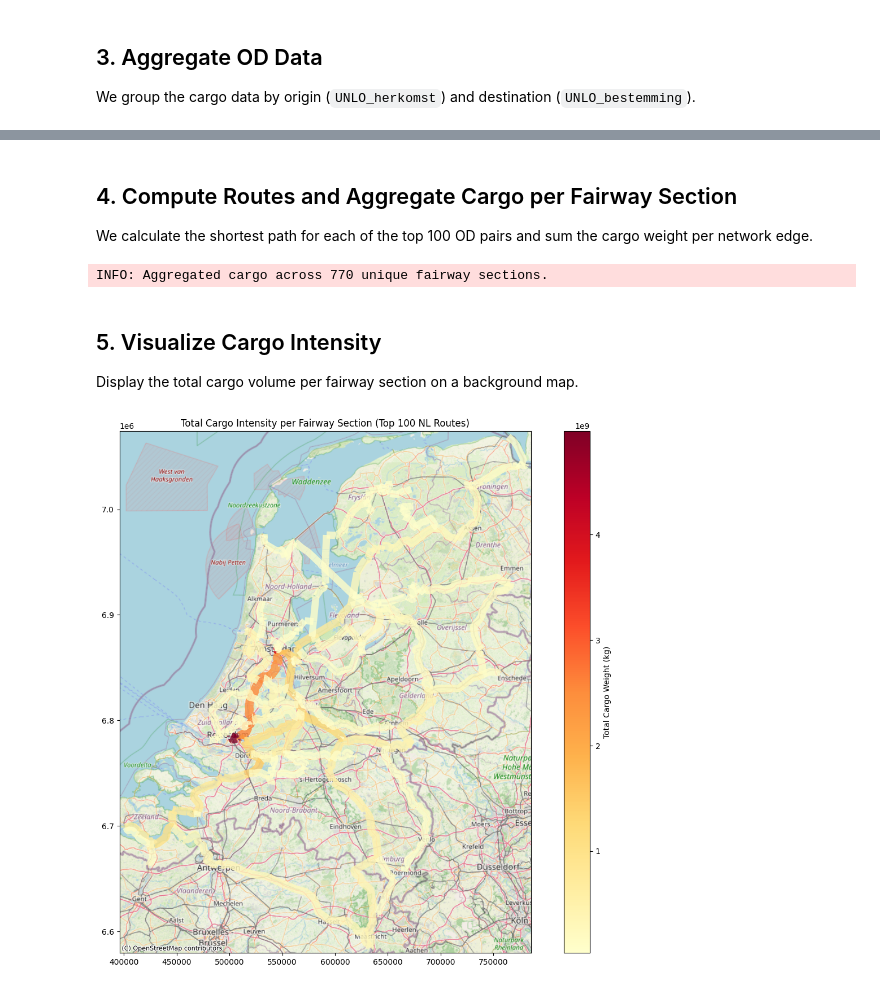
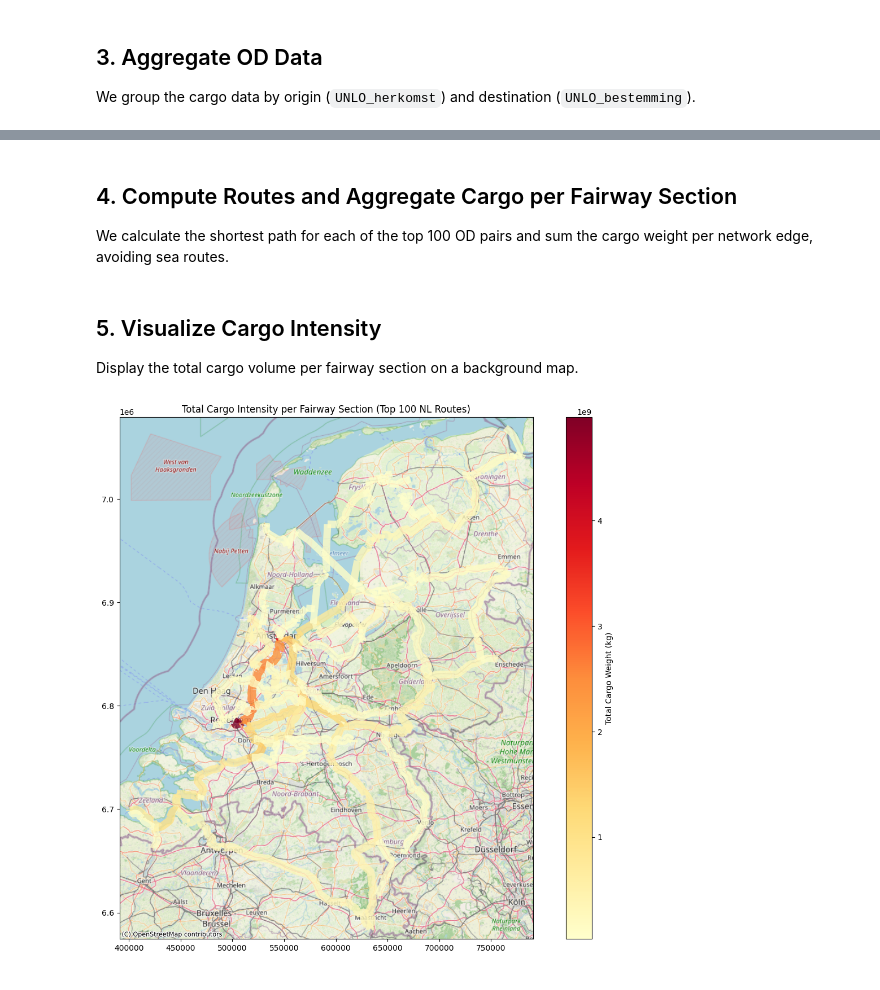
Before and after one commit to RWS-NL/fis-crawler, a Jupyter notebook: notebooks/ivs_analysis.ipynb, the cells around one changed output, grey strips where cells are left out. Cells and saved outputs as stored; diff of their text form; code cells hidden in the pictures.

Commit message:
docs: use robust map limits and fix legend in IVS analysis notebook

```diff
--- a/notebooks/ivs_analysis.ipynb
+++ b/notebooks/ivs_analysis.ipynb
@@ -132,9 +109,21 @@ top_100_od.head(10)
 # %% [markdown]
 ## 4. Compute Routes and Aggregate Cargo per Fairway Section
-We calculate the shortest path for each of the top 100 OD pairs and sum the cargo weight per network edge.
+We calculate the shortest path for each of the top 100 OD pairs and sum the cargo weight per network edge, avoiding sea routes.
 # %%
+def length_avoid_sea(u, v, d):
+    """Custom weight function to penalize sea routes using water_name."""
+    length = d.get("length_m", 1.0)
+    name = (
+        str(d.get("name", "")).lower()
+        + str(d.get("ww_name", "")).lower()
+        + str(d.get("water_name", "")).lower()
+    )
+    if "zee" in name or "sea" in name:
+        return length * 1000000
+    return length
+
+
 def get_sample_node_for_locode(locode):
-    """Find a representative sectionjunction node for the given 5-char UN/LOCODE."""
     mask = nodes_gdf["locode"].str.contains(locode, na=False)
     junction_mask = nodes_gdf["geo_type"] == "sectionjunction"
     matches = nodes_gdf[mask & junction_mask]
@@ -163,7 +152,6 @@ for idx, row in tqdm(
         try:
             route = nx.shortest_path(graph, u_node, v_node, weight=length_avoid_sea)
             for u, v in itertools.pairwise(route):
-                # Handle undirected edges consistently using sorted tuple
                 edge_key = tuple(sorted((u, v)))
                 edge_cargo[edge_key] += weight
                 if edge_key not in edge_info:
@@ -171,9 +159,6 @@ for idx, row in tqdm(
         except nx.NetworkXNoPath:
             continue
 
-logger.info(f"Aggregated cargo across {len(edge_cargo)} unique fairway sections.")
-
-# Build GeoDataFrame from aggregated edges
 collapsed_data = []
 for edge_key, weight in edge_cargo.items():
     data = edge_info[edge_key]
@@ -187,36 +172,35 @@ for edge_key, weight in edge_cargo.items():
         collapsed_data.append({"geometry": geom, "cargo_weight": weight})
 
 all_routes_gdf = gpd.GeoDataFrame(collapsed_data, crs="EPSG:4326")
-# %% [output]
-INFO: Aggregated cargo across 770 unique fairway sections.
 # %% [markdown]
 ## 5. Visualize Cargo Intensity
 Display the total cargo volume per fairway section on a background map.
 # %%
 routes_3857 = all_routes_gdf.to_crs(epsg=3857)
 fig, ax = plt.subplots(figsize=(15, 12))
 
-# Scale linewidth by cargo weight (log scale)
 max_weight = routes_3857["cargo_weight"].max()
 routes_3857["linewidth"] = 1 + 10 * (
     np.log1p(routes_3857["cargo_weight"]) / np.log1p(max_weight)
 )
 
 routes_3857.plot(
     ax=ax,
     column="cargo_weight",
     cmap="YlOrRd",
     linewidth=routes_3857["linewidth"],
     alpha=0.8,
     legend=True,
     legend_kwds={"label": "Total Cargo Weight (kg)"},
 )
 
 minx, miny, maxx, maxy = routes_3857.total_bounds
-ax.set_xlim(minx - 5000, maxx + 5000)
-ax.set_ylim(miny - 5000, maxy + 5000)
+if not np.any(np.isnan([minx, miny, maxx, maxy])):
+    ax.set_xlim(minx - 10000, maxx + 10000)
+    ax.set_ylim(miny - 10000, maxy + 10000)
+
 cx.add_basemap(ax, source=cx.providers.OpenStreetMap.Mapnik)
 ax.set_title("Total Cargo Intensity per Fairway Section (Top 100 NL Routes)")
 plt.show()
 # %% [output]
-[figure, old version]
+[figure, new version]
```
Also changed, not shown: parts of 3 cells of this notebook.
